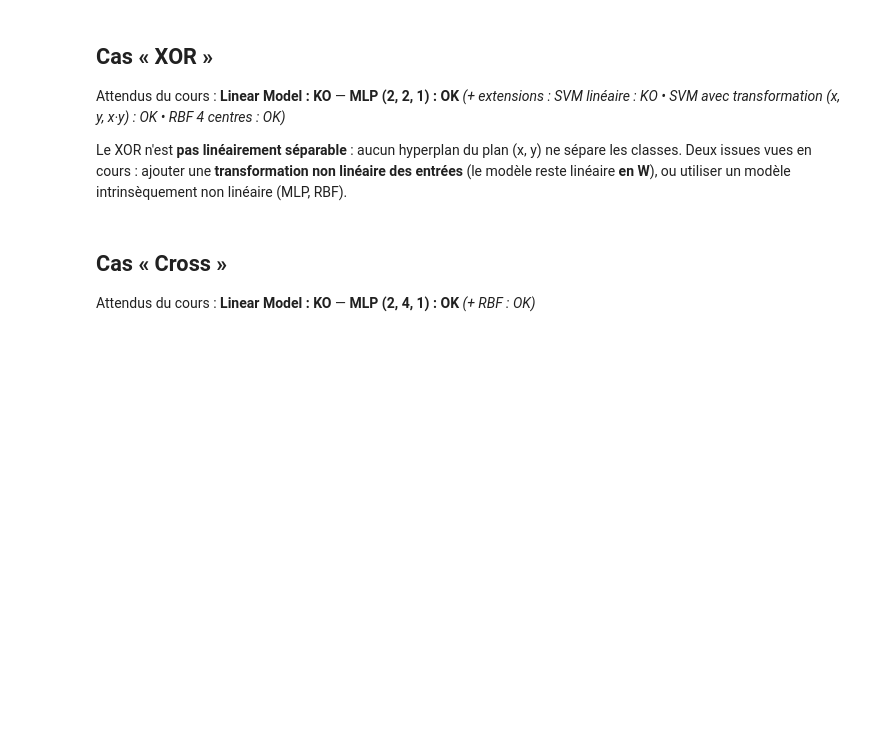
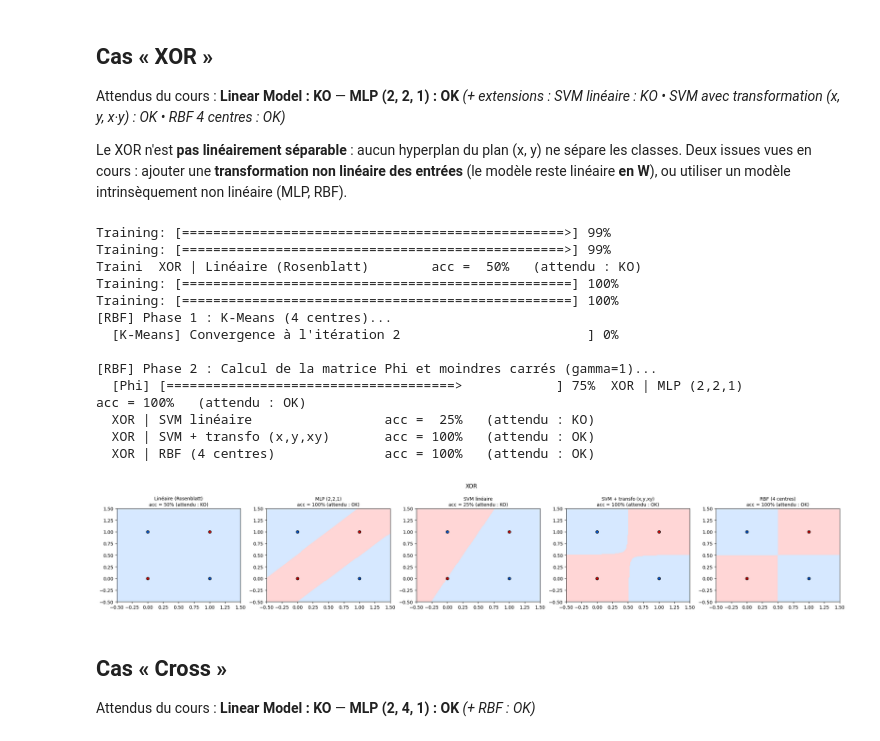
Before and after one commit to ZreY27/ML_from_scratch, a Jupyter notebook: Cas_de_tests.ipynb, the cells around one changed output. Drawn from its saved outputs; the diff is of its cells as text; code cells hidden in the pictures; blank space fills up the shorter version.

```diff
--- a/Cas_de_tests.ipynb
+++ b/Cas_de_tests.ipynb
@@ -224,34 +242,49 @@ X = np.array([[1, 0], [0, 1], [0, 0], [1, 1]], dtype=float)
 Y = np.array([1, 1, -1, -1], dtype=float)
 
 lin = ML_ESGI.LinearModel(2, is_classification=True)
 lin.train(X.flatten().tolist(), Y.tolist(), 0.1, 1000)
 
 def train_mlp_xor():
     m = ML_ESGI.MLP([2, 2, 1], True)
     m.train(X.flatten().tolist(), Y.tolist(), 100000, 0.1)
     return m
 mlp = meilleur_essai(train_mlp_xor,
                      lambda m: accuracy_binaire(lambda x: 1.0 if m.predict(x)[0] >= 0 else -1.0, X, Y),
                      seuil=1.0)
 
 svm_lin = ML_ESGI.SVM(2, lambda_reg=0.001)
 svm_lin.train(X.tolist(), Y.tolist(), 0.1, 5000)
 
 # Transformation non linéaire explicite : (x, y) -> (x, y, x*y)
 X_t = np.array([[a, b, a * b] for a, b in X])
 svm_t = ML_ESGI.SVM(3, lambda_reg=0.001)
 svm_t.train(X_t.tolist(), Y.tolist(), 0.1, 5000)
 
-rbf = ML_ESGI.RBF(2, 4, 1, 0.0, True)   # 4 centres = 1 par point -> interpolation
+rbf = ML_ESGI.RBF(2, 4, 1, 1.0, True)   # 4 centres = 1 par point -> interpolation
 rbf.train(X.flatten().tolist(), Y.tolist(), 4)
 
 show_cas_2classes(X, Y, [
     ("Linéaire (Rosenblatt)", "KO", lin.predict),
     ("MLP (2,2,1)",           "OK", lambda x: 1.0 if mlp.predict(x)[0] >= 0 else -1.0),
     ("SVM linéaire",          "KO", svm_lin.predict),
     ("SVM + transfo (x,y,xy)","OK", lambda x: svm_t.predict([x[0], x[1], x[0] * x[1]])),
     ("RBF (4 centres)",       "OK", lambda x: rbf.predict(x)[0]),
 ], "XOR")
+# %% [output]
+Training: [=================================================>] 99%
+Training: [=================================================>] 99%
+Traini  XOR | Linéaire (Rosenblatt)        acc =  50%   (attendu : KO)
+Training: [==================================================] 100%
+Training: [==================================================] 100%
+[RBF] Phase 1 : K-Means (4 centres)...
+  [K-Means] Convergence à l'itération 2                        ] 0%
+
+[RBF] Phase 2 : Calcul de la matrice Phi et moindres carrés (gamma=1)...
+  [Phi] [=====================================>            ] 75%  XOR | MLP (2,2,1)                  acc = 100%   (attendu : OK)
+  XOR | SVM linéaire                 acc =  25%   (attendu : KO)
+  XOR | SVM + transfo (x,y,xy)       acc = 100%   (attendu : OK)
+  XOR | RBF (4 centres)              acc = 100%   (attendu : OK)
+[figure, added]
 # %% [markdown]
 ## Cas « Cross »
 Attendus du cours : **Linear Model : KO** — **MLP (2, 4, 1) : OK** *(+ RBF : OK)*
```
Also changed, not shown: parts of 12 cells of this notebook, 3 other files.
